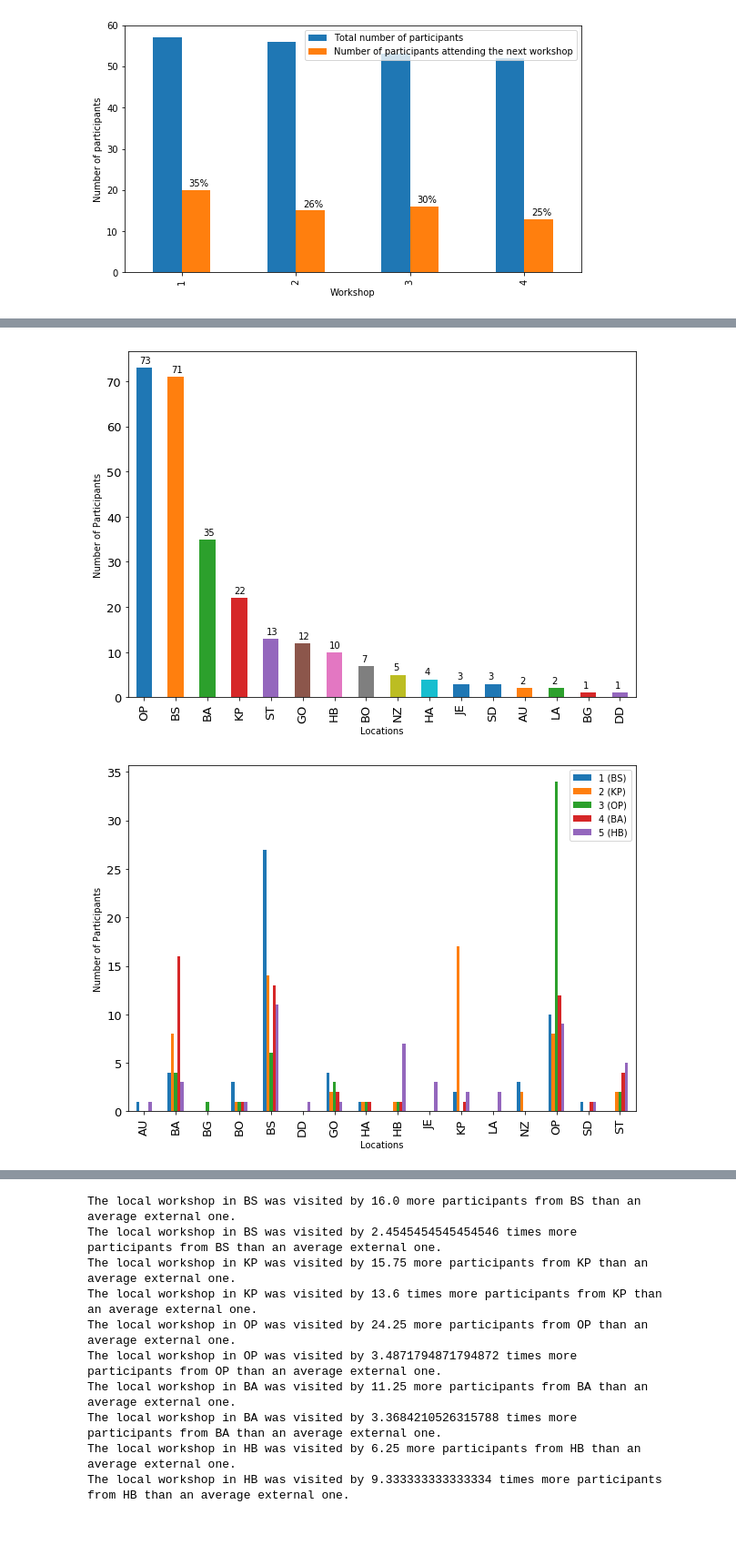
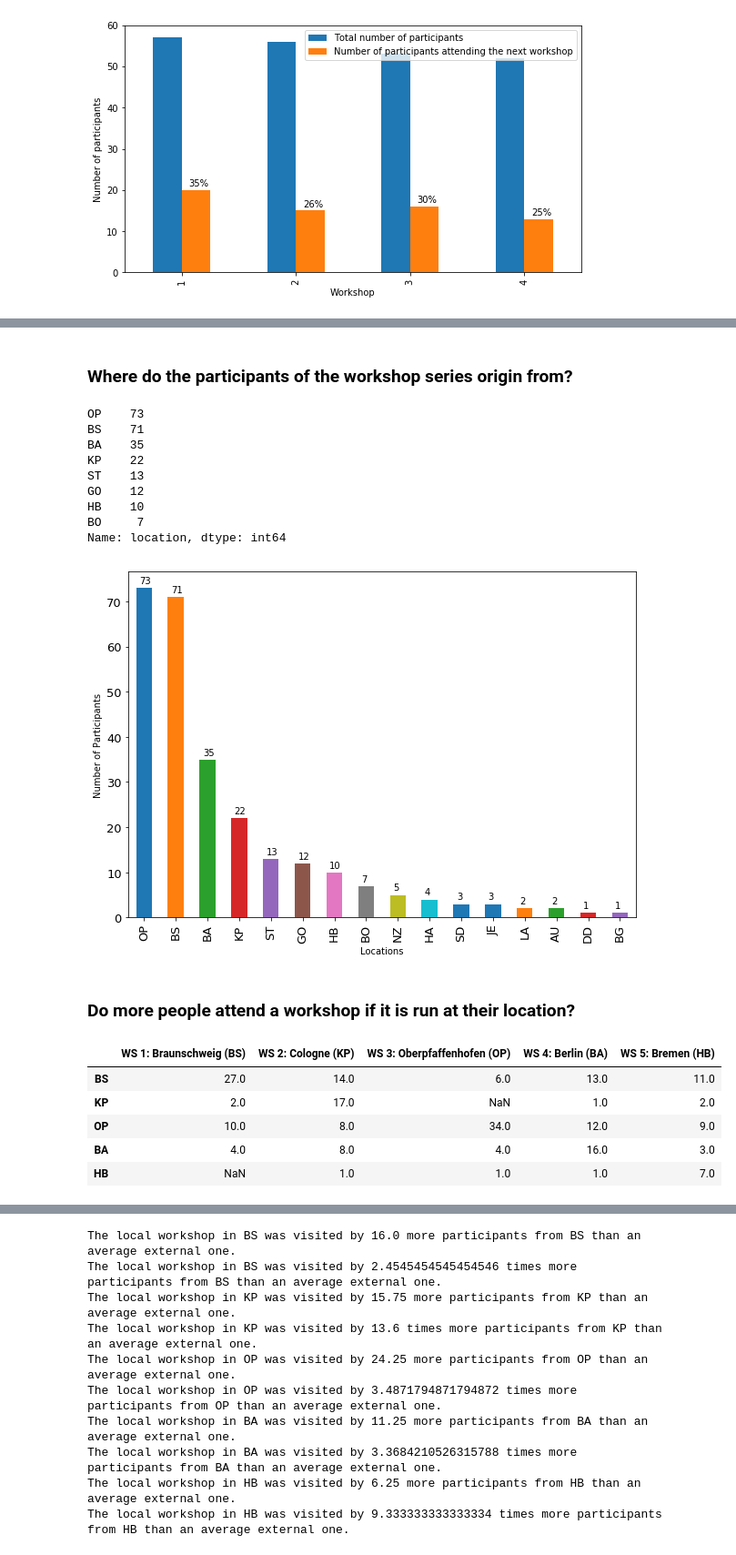
Before and after one commit to DLR-SC/analysis-dlr-se-waws, a Jupyter notebook: analysis.ipynb, the cells around one changed output, grey strips where cells are left out. Shown at 91% size. Drawn from its saved outputs; the diff is of its cells as text; code cells hidden in the pictures; blank space fills up the shorter version.

```diff
--- a/analysis.ipynb
+++ b/analysis.ipynb
@@ -212,7 +226,21 @@ Unique locations from which people attended the workshop series: 16
+# %% [markdown]
+### Where do the participants of the workshop series origin from?
+# %%
+# Count the amount of participants of the workshop series per location
+location_distribution = locations.location.value_counts()
+
+location_distribution_filt = location_distribution[location_distribution > 5]
+# %% [output]
+OP    73
+BS    71
+BA    35
+KP    22
+ST    13
+GO    12
+HB    10
+BO     7
+Name: location, dtype: int64
 # %%
-# Count the amount of participants of the workshop series per location
-location_distribution = locations.location.value_counts()
-
 # Plot the locatio dictribution data
 ax = location_distribution.plot(kind='bar', figsize=(10,7),
                                         fontsize=13);
@@ -225,19 +253,26 @@ for i in ax.patches:
     ax.text(i.get_x()+0.1, i.get_height()+1, \
             str(i.get_height()))
 # %% [output]
-[figure, old version]
+[figure, new version]
+# %% [markdown]
+### Do more people attend a workshop if it is run at their location?
 # %%
 # From which locations are the participants for each workshop?
-location_distribution_per_ws = pd.DataFrame({"1 (BS)": locations_ws1.location.value_counts(),
-                                       "2 (KP)": locations_ws2.location.value_counts(),
-                                       "3 (OP)": locations_ws3.location.value_counts(),
-                                       "4 (BA)": locations_ws4.location.value_counts(),
-                                       "5 (HB)": locations_ws5.location.value_counts()})
+location_distribution_per_ws = pd.DataFrame({"WS 1: Braunschweig (BS)": locations_ws1.location.value_counts(),
+                                       "WS 2: Cologne (KP)": locations_ws2.location.value_counts(),
+                                       "WS 3: Oberpfaffenhofen (OP)": locations_ws3.location.value_counts(),
+                                       "WS 4: Berlin (BA)": locations_ws4.location.value_counts(),
+                                       "WS 5: Bremen (HB)": locations_ws5.location.value_counts()})
 
-ax = location_distribution_per_ws.plot(kind='bar', figsize=(10,7),
-                                        fontsize=13)
-ax.set_xlabel("Locations")
-ax.set_ylabel("Number of Participants");
+# Filter chart down to locations where a workshop took place
+location_distribution_per_ws_filtered = location_distribution_per_ws.loc[['BS', 'KP', 'OP', 'BA', 'HB']]
+
+location_distribution_per_ws_filtered.head()
 # %% [output]
-[figure, removed]
+|  | WS 1: Braunschweig (BS) | WS 2: Cologne (KP) | WS 3: Oberpfaffenhofen (OP) | WS 4: Berlin (BA) | WS 5: Bremen (HB) |
+| BS | 27.0 | 14.0 | 6.0 | 13.0 | 11.0 |
+| KP | 2.0 | 17.0 | NaN | 1.0 | 2.0 |
+| OP | 10.0 | 8.0 | 34.0 | 12.0 | 9.0 |
+| BA | 4.0 | 8.0 | 4.0 | 16.0 | 3.0 |
+| HB | NaN | 1.0 | 1.0 | 1.0 | 7.0 |
 # %%
```
Also changed, not shown: parts of 8 cells of this notebook.
